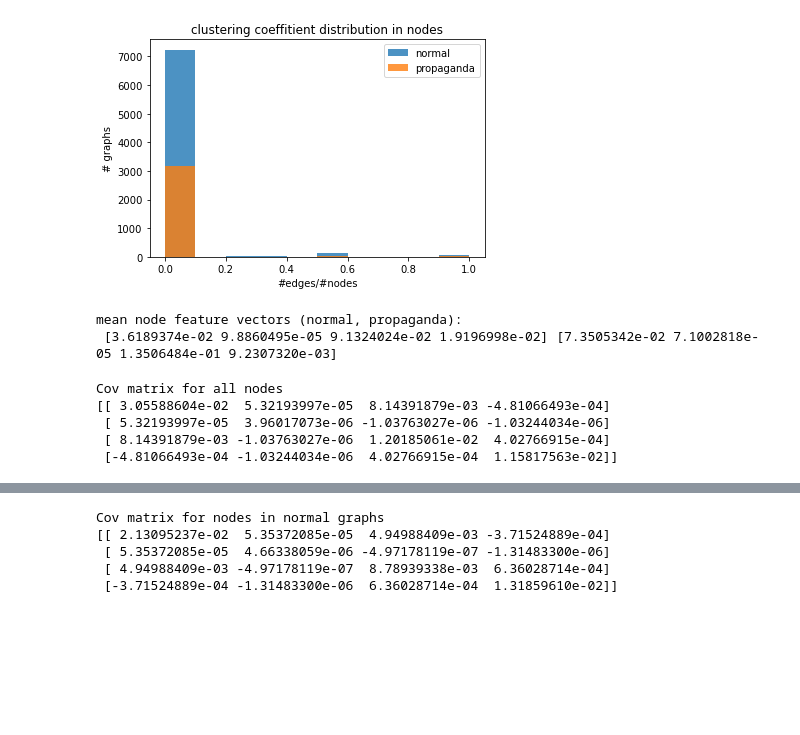
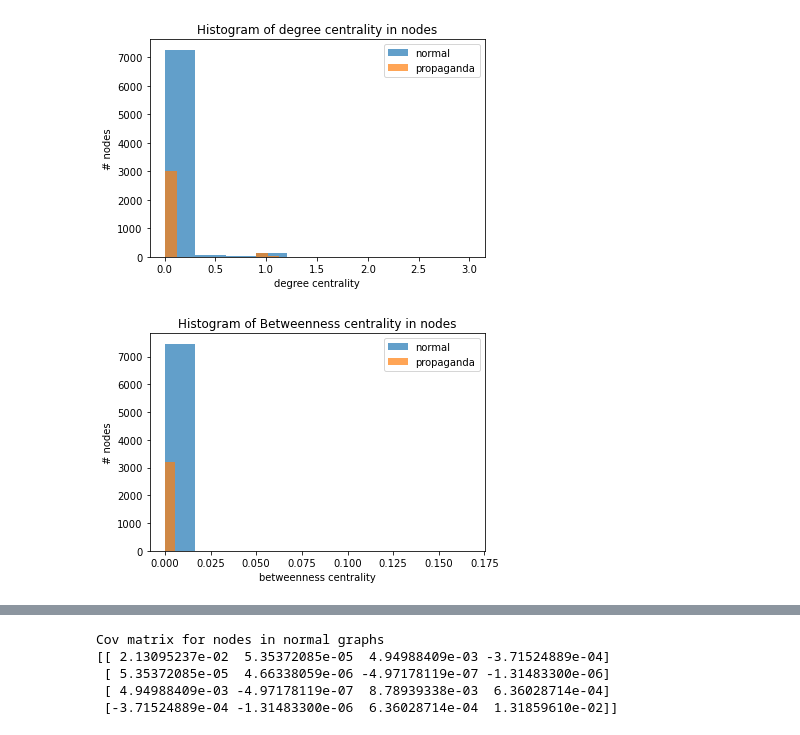
Before and after one commit to stratosphereips/computationalPropagandaDetection, a Jupyter notebook: models/node feature analysis.ipynb, the cells around one changed output, grey strips where cells are left out. Drawn from its saved outputs; the diff is of its cells as text; code cells hidden in the pictures; blank space fills up the shorter version.

```diff
--- a/models/node feature analysis.ipynb
+++ b/models/node feature analysis.ipynb
@@ -105,28 +48,8 @@ plt.show()
-# %%
-plt.figure()
-plt.title('clustering coeffitient distribution in nodes')
-plt.ylabel('# graphs')
-plt.xlabel('#edges/#nodes')
-plt.hist(norm_clust, label='normal', alpha=.8)
-plt.hist(prop_clust, label='propaganda', alpha=.8)
-plt.legend()
-plt.show()
-# %% [output]
-[figure, removed]
-# %%
-mean_normal_node = normal_node_fv.mean(0)
-mean_propaganda_node = propaganda_node_fv.mean(0)
-print("mean node feature vectors (normal, propaganda):\n", mean_normal_node, mean_propaganda_node)
-# %% [output]
-mean node feature vectors (normal, propaganda):
- [3.6189374e-02 9.8860495e-05 9.1324024e-02 1.9196998e-02] [7.3505342e-02 7.1002818e-05 1.3506484e-01 9.2307320e-03]
-# %%
-all_cov = np.cov(np.vstack((normal_node_fv, propaganda_node_fv)).T)
-print("Cov matrix for all nodes")
-print(all_cov)
-# %% [output]
-Cov matrix for all nodes
-[[ 3.05588604e-02  5.32193997e-05  8.14391879e-03 -4.81066493e-04]
- [ 5.32193997e-05  3.96017073e-06 -1.03763027e-06 -1.03244034e-06]
- [ 8.14391879e-03 -1.03763027e-06  1.20185061e-02  4.02766915e-04]
- [-4.81066493e-04 -1.03244034e-06  4.02766915e-04  1.15817563e-02]]
+# %%
+plot_histogram('degree centrality in nodes', [norm_degree, prop_degree], ['normal', 'propaganda'], ['degree centrality', '# nodes'])
+# %% [output]
+[figure, added]
+# %%
+plot_histogram('Betweenness centrality in nodes', [norm_betweenness, prop_betweenness], ['normal', 'propaganda'], ['betweenness centrality', '# nodes'])
+# %% [output]
+[figure, added]
```
Also changed, not shown: parts of 15 cells of this notebook, 2 other files.
